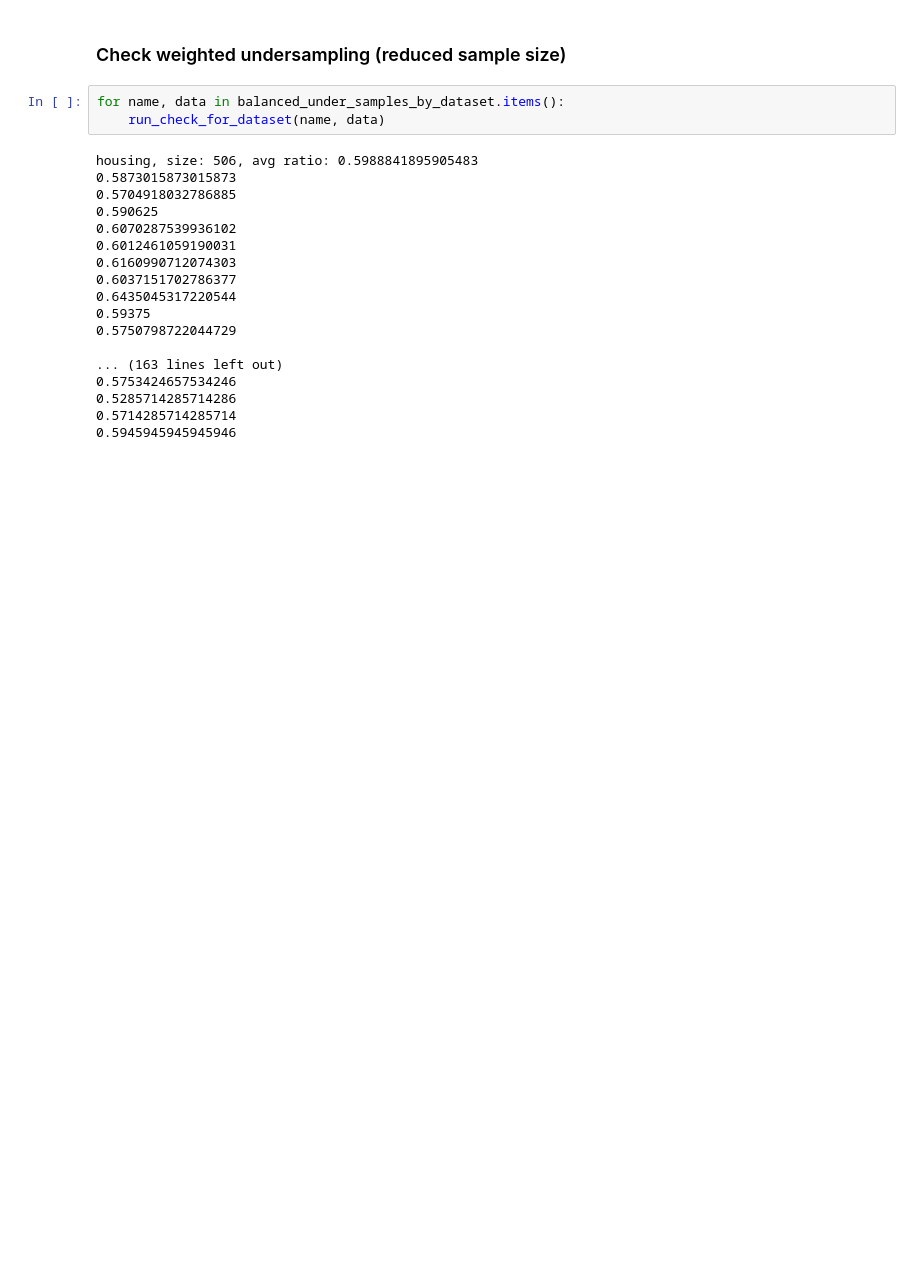
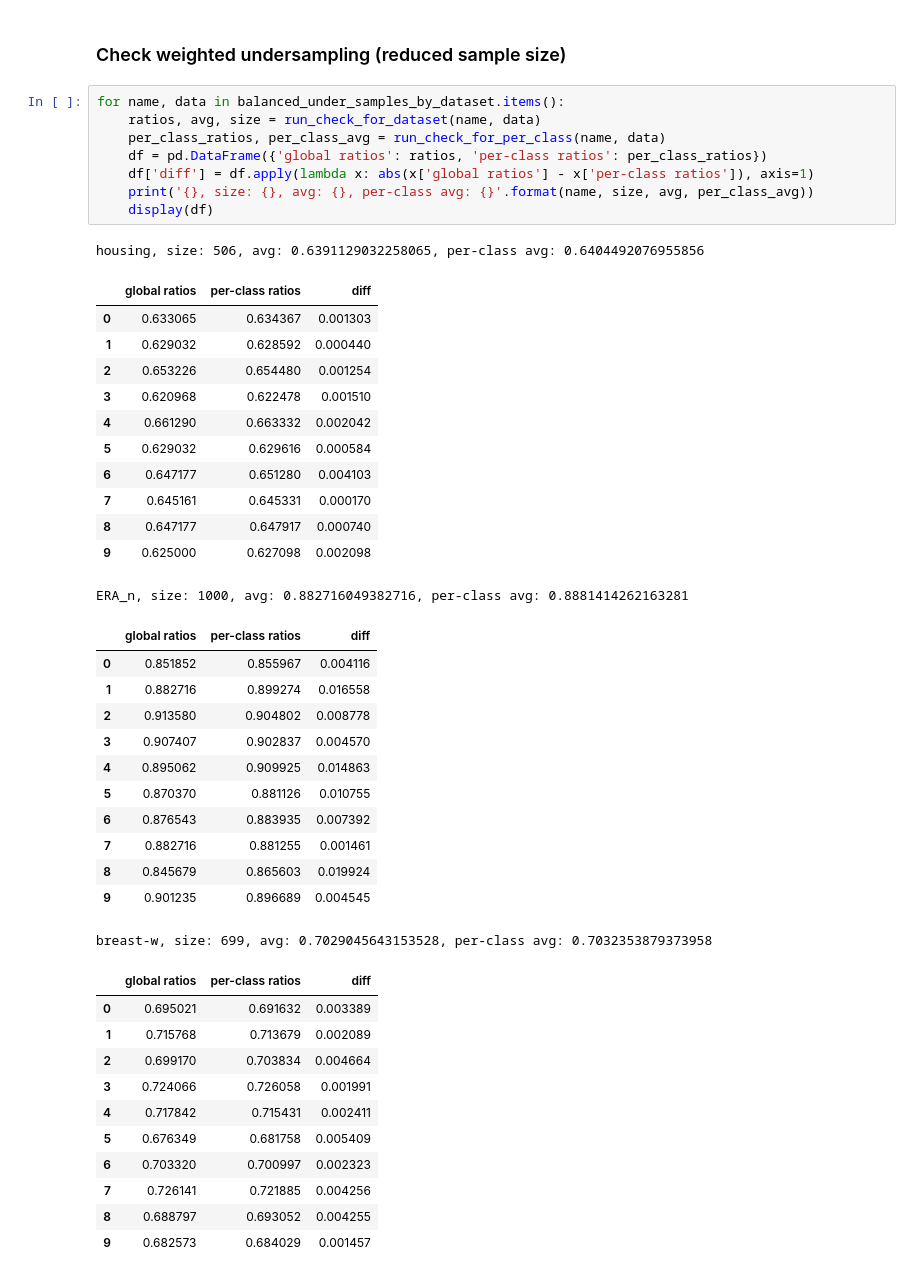
Before and after one commit to miits/rulelearn, a Jupyter notebook: python/sampling.ipynb, the cells around one changed output. Cells and saved outputs as stored; diff of their text form; blank space fills up the shorter version.

```diff
--- a/python/sampling.ipynb
+++ b/python/sampling.ipynb
@@ -258,23 +393,47 @@ housing, size: 506, avg ratio: 0.5823484911352185
 # %% [markdown]
 ### Check weighted undersampling (reduced sample size)
-# %%
-for name, data in balanced_under_samples_by_dataset.items():
-    run_check_for_dataset(name, data)
-# %% [output]
-housing, size: 506, avg ratio: 0.5988841895905483
-0.5873015873015873
-0.5704918032786885
-0.590625
-0.6070287539936102
-0.6012461059190031
-0.6160990712074303
-0.6037151702786377
-0.6435045317220544
-0.59375
-0.5750798722044729
-
-... (163 lines left out)
-0.5753424657534246
-0.5285714285714286
-0.5714285714285714
-0.5945945945945946
+# %%
+for name, data in balanced_under_samples_by_dataset.items():
+    ratios, avg, size = run_check_for_dataset(name, data)
+    per_class_ratios, per_class_avg = run_check_for_per_class(name, data)
+    df = pd.DataFrame({'global ratios': ratios, 'per-class ratios': per_class_ratios})
+    df['diff'] = df.apply(lambda x: abs(x['global ratios'] - x['per-class ratios']), axis=1)
+    print('{}, size: {}, avg: {}, per-class avg: {}'.format(name, size, avg, per_class_avg))
+    display(df)
+# %% [output]
+housing, size: 506, avg: 0.6391129032258065, per-class avg: 0.6404492076955856
+|  | global ratios | per-class ratios | diff |
+| 0 | 0.633065 | 0.634367 | 0.001303 |
+| 1 | 0.629032 | 0.628592 | 0.000440 |
+| 2 | 0.653226 | 0.654480 | 0.001254 |
+| 3 | 0.620968 | 0.622478 | 0.001510 |
+| 4 | 0.661290 | 0.663332 | 0.002042 |
+| 5 | 0.629032 | 0.629616 | 0.000584 |
+| 6 | 0.647177 | 0.651280 | 0.004103 |
+| 7 | 0.645161 | 0.645331 | 0.000170 |
+| 8 | 0.647177 | 0.647917 | 0.000740 |
+| 9 | 0.625000 | 0.627098 | 0.002098 |
+ERA_n, size: 1000, avg: 0.882716049382716, per-class avg: 0.8881414262163281
+|  | global ratios | per-class ratios | diff |
+| 0 | 0.851852 | 0.855967 | 0.004116 |
+| 1 | 0.882716 | 0.899274 | 0.016558 |
+| 2 | 0.913580 | 0.904802 | 0.008778 |
+| 3 | 0.907407 | 0.902837 | 0.004570 |
+| 4 | 0.895062 | 0.909925 | 0.014863 |
+| 5 | 0.870370 | 0.881126 | 0.010755 |
+| 6 | 0.876543 | 0.883935 | 0.007392 |
+| 7 | 0.882716 | 0.881255 | 0.001461 |
+| 8 | 0.845679 | 0.865603 | 0.019924 |
+| 9 | 0.901235 | 0.896689 | 0.004545 |
+breast-w, size: 699, avg: 0.7029045643153528, per-class avg: 0.7032353879373958
+|  | global ratios | per-class ratios | diff |
+| 0 | 0.695021 | 0.691632 | 0.003389 |
+| 1 | 0.715768 | 0.713679 | 0.002089 |
+| 2 | 0.699170 | 0.703834 | 0.004664 |
+| 3 | 0.724066 | 0.726058 | 0.001991 |
+| 4 | 0.717842 | 0.715431 | 0.002411 |
+| 5 | 0.676349 | 0.681758 | 0.005409 |
+| 6 | 0.703320 | 0.700997 | 0.002323 |
+| 7 | 0.726141 | 0.721885 | 0.004256 |
+| 8 | 0.688797 | 0.693052 | 0.004255 |
+| 9 | 0.682573 | 0.684029 | 0.001457 |
```
Also changed, not shown: parts of 12 cells of this notebook, 3 other files.
